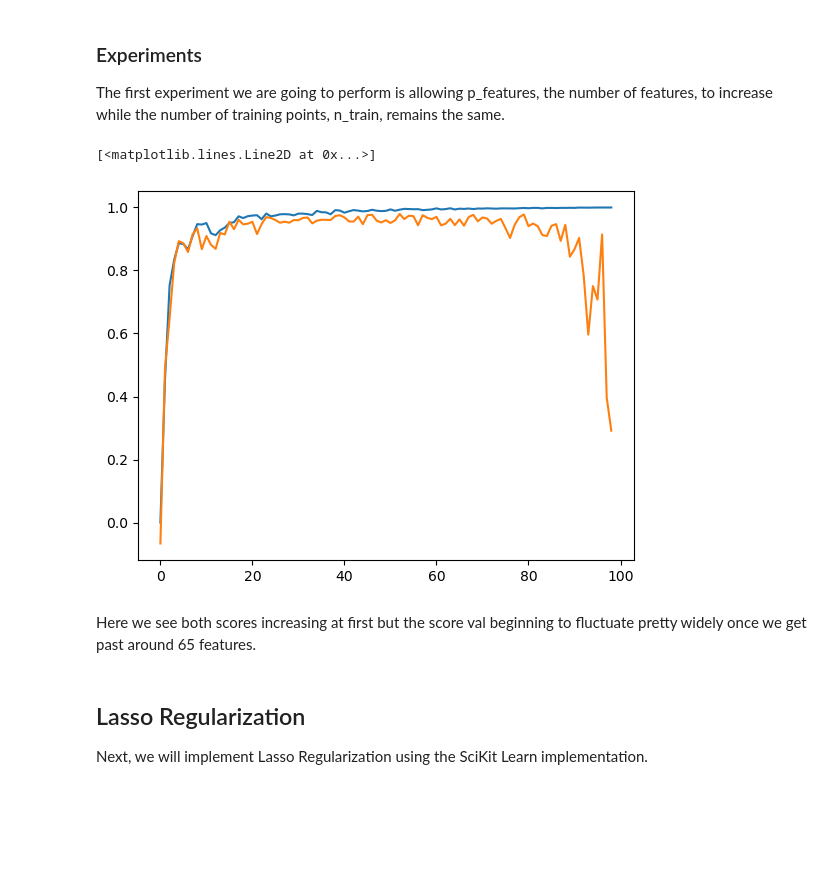
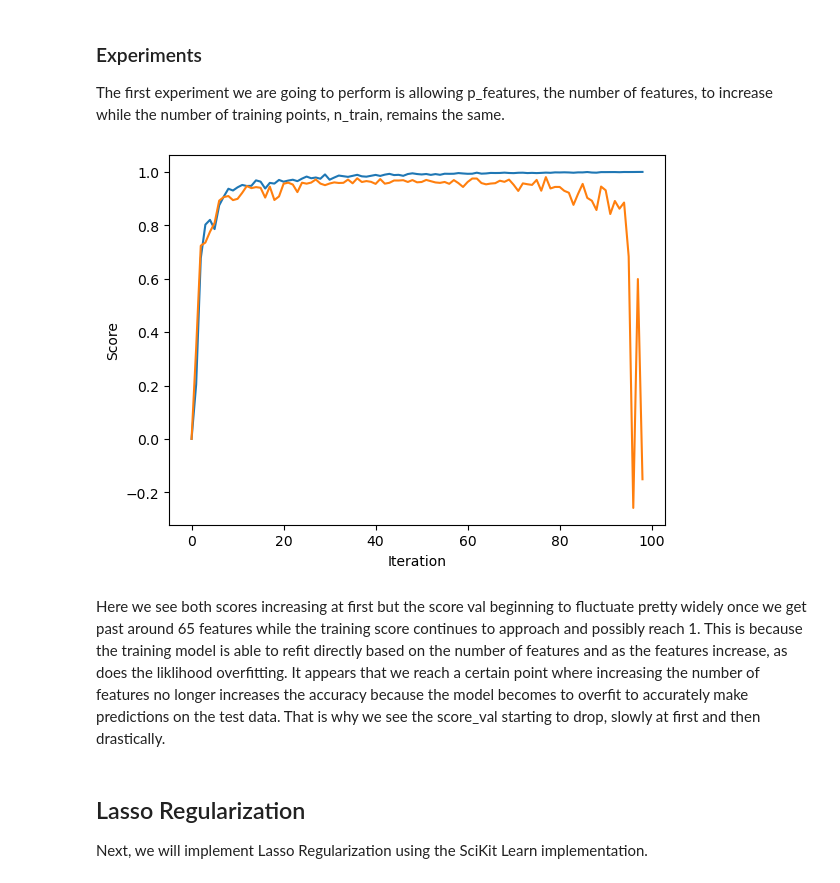
Before and after one commit to kate-kenny/kate-kenny.github.io, a Jupyter notebook: posts/blog4/Linear Regression.ipynb, the cells around one changed output. Cells and saved outputs as stored; diff of their text form; code cells hidden in the pictures; blank space fills up the shorter version.

```diff
--- a/posts/blog4/Linear Regression.ipynb
+++ b/posts/blog4/Linear Regression.ipynb
@@ -106,26 +106,26 @@ The first experiment we are going to perform is allowing p_features, the number
 # %%
 LR = LinearRegression()
 
 n_train = 100
 score_training = []
 score_val = []
 
 for i in range(n_train - 1):
     n_val = 100
     p_features = i
     noise = 0.2
     X_train, y_train, X_val, y_val = LR_data(n_train, n_val, p_features, noise)
     LR.fit_analytical(pad(X_train), y_train)
     score_training.append(LR.score(pad(X_train), y_train).round(4))
     score_val.append(LR.score(pad(X_val), y_val).round(4))
 
 plt.plot(score_training)
 plt.plot(score_val)
+labels = plt.gca().set(xlabel = "Iteration", ylabel = "Score")
 # %% [output]
-[<matplotlib.lines.Line2D at 0x...>]
-[figure, old version]
+[figure, new version]
 # %% [markdown]
-Here we see both scores increasing at first but the score val beginning to fluctuate pretty widely once we get past around 65 features.
+Here we see both scores increasing at first but the score val beginning to fluctuate pretty widely once we get past around 65 features while the training score continues to approach and possibly reach 1. This is because the training model is able to refit directly based on the number of features and as the features increase, as does the liklihood overfitting. It appears that we reach a certain point where increasing the number of features no longer increases the accuracy because the model becomes to overfit to accurately make predictions on the test data. That is why we see the score_val starting to drop, slowly at first and then drastically.
 # %% [markdown]
 ## Lasso Regularization
 
```
Also changed, not shown: parts of 2 cells of this notebook, 6 other files.
